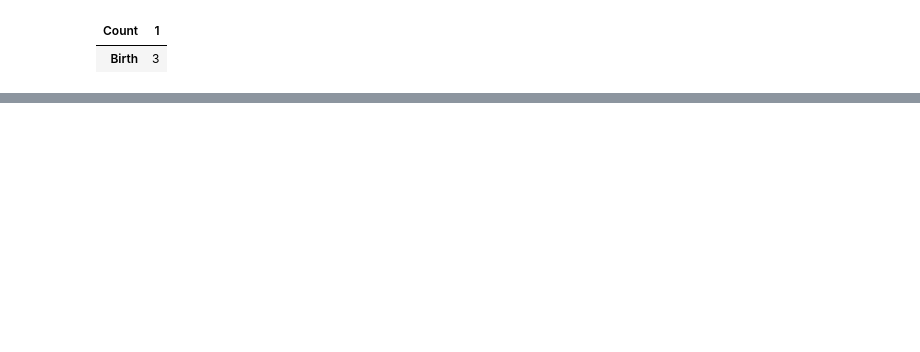
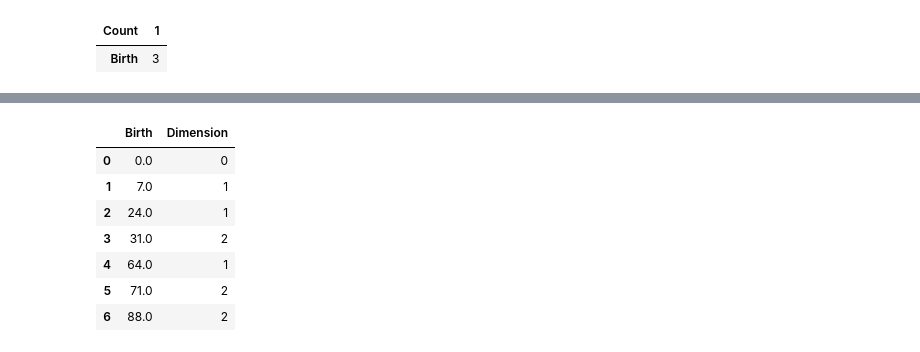
Before and after one commit to zimfv/topological-data-serial-experiments, a Jupyter notebook: Tessellations and FiltredCells.ipynb, the cells around one changed output, grey strips where cells are left out. Drawn from its saved outputs; the diff is of its cells as text; code cells hidden in the pictures; blank space fills up the shorter version.

```diff
--- a/Tessellations and FiltredCells.ipynb
+++ b/Tessellations and FiltredCells.ipynb
@@ -439,0 +255,18 @@ for birth_type in birth_types:
+# %%
+n, m = 3, 4
+k = 2*m
+filtration = np.random.random(n*m*k)
+filtration = np.arange(n*m*k)
+tess = get_bcc_tessellation_on_torus3d(n=n, m=m, filtration=filtration)
+tess.initialize_complex()
+df_gc = tess.get_giant_cycles()
+df_gc
+# %% [output]
+|  | Birth | Dimension |
+| 0 | 0.0 | 0 |
+| 1 | 7.0 | 1 |
+| 2 | 24.0 | 1 |
+| 3 | 31.0 | 2 |
+| 4 | 64.0 | 1 |
+| 5 | 71.0 | 2 |
+| 6 | 88.0 | 2 |
```
Also changed, not shown: parts of 24 cells of this notebook, 7 other files.
